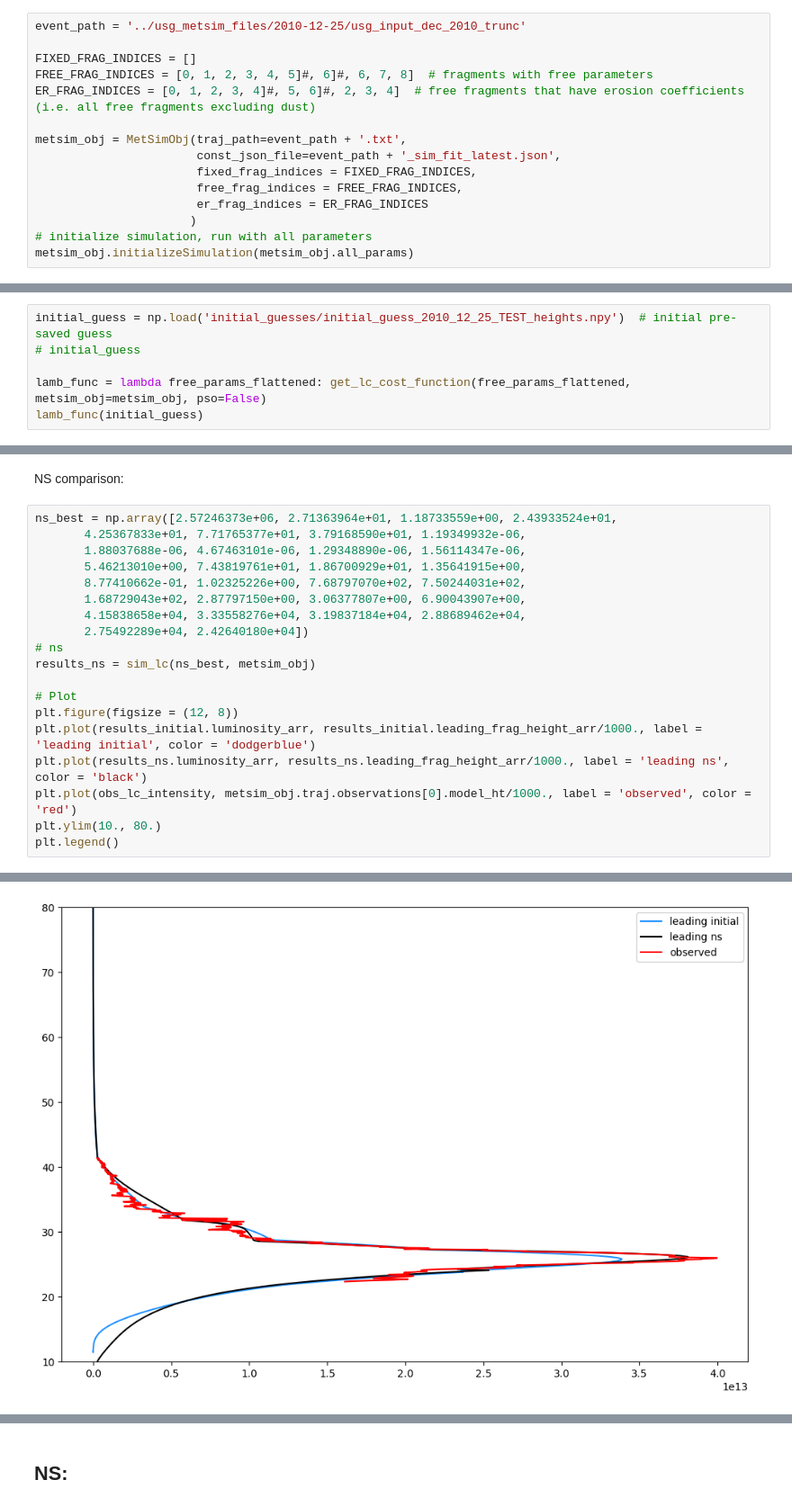
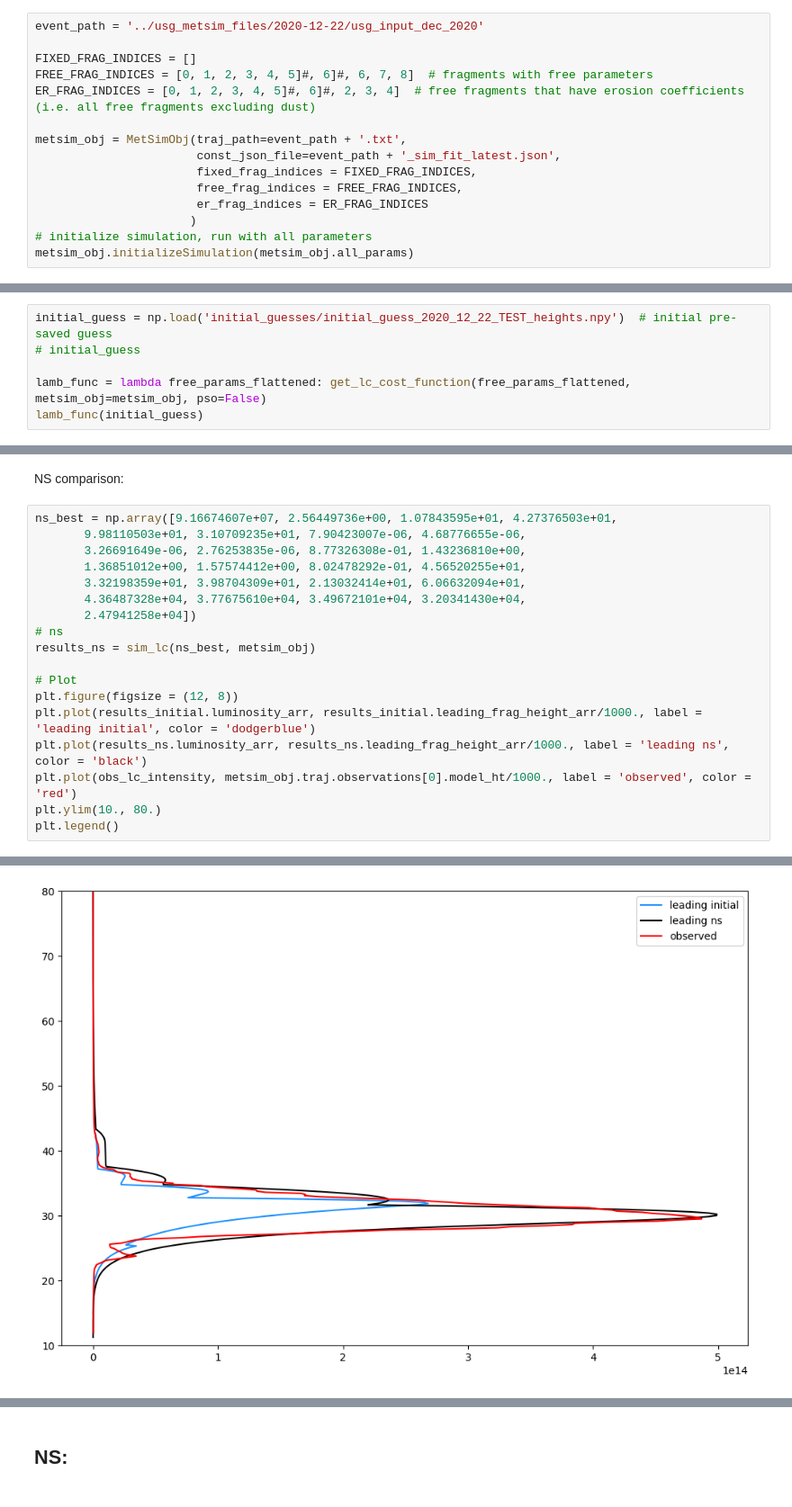
Before and after one commit to ia-chow/Thesis, a Jupyter notebook: physical/metsim_optimization_nested_usg.ipynb, the cells around one changed output, grey strips where cells are left out. Shown at 90% size. Saved outputs shown, nothing was run; the diff lists cells and outputs as text.

```diff
--- a/physical/metsim_optimization_nested_usg.ipynb
+++ b/physical/metsim_optimization_nested_usg.ipynb
@@ -327,11 +327,11 @@ Test with event:
 # metsim_obj_old = MetSimObj_old(traj_path='../usg_metsim_files/1999-01-14/usg_input_jan_1999.txt',
 #                        const_json_file='../usg_metsim_files/1999-01-14/usg_input_jan_1999_sim_fit_latest.json')
 # %%
-event_path = '../usg_metsim_files/2010-12-25/usg_input_dec_2010_trunc'
+event_path = '../usg_metsim_files/2020-12-22/usg_input_dec_2020'
 
 FIXED_FRAG_INDICES = []
 FREE_FRAG_INDICES = [0, 1, 2, 3, 4, 5]#, 6]#, 6, 7, 8]  # fragments with free parameters
-ER_FRAG_INDICES = [0, 1, 2, 3, 4]#, 5, 6]#, 2, 3, 4]  # free fragments that have erosion coefficients (i.e. all free fragments excluding dust)
+ER_FRAG_INDICES = [0, 1, 2, 3, 4, 5]#, 6]#, 2, 3, 4]  # free fragments that have erosion coefficients (i.e. all free fragments excluding dust)
 
 metsim_obj = MetSimObj(traj_path=event_path + '.txt',
                        const_json_file=event_path + '_sim_fit_latest.json',
@@ -560,5 +560,5 @@ np.save('initial_guesses/initial_guess_2010_12_25_TEST_heights.npy', np.array(fl
 # %%
-initial_guess = np.load('initial_guesses/initial_guess_2010_12_25_TEST_heights.npy')  # initial pre-saved guess
+initial_guess = np.load('initial_guesses/initial_guess_2020_12_22_TEST_heights.npy')  # initial pre-saved guess
 # initial_guess
 
 lamb_func = lambda free_params_flattened: get_lc_cost_function(free_params_flattened, metsim_obj=metsim_obj, pso=False)
@@ -646,27 +647,26 @@ plt.legend()
 # %% [markdown]
 NS comparison:
 # %%
-ns_best = np.array([2.57246373e+06, 2.71363964e+01, 1.18733559e+00, 2.43933524e+01,
-       4.25367833e+01, 7.71765377e+01, 3.79168590e+01, 1.19349932e-06,
-       1.88037688e-06, 4.67463101e-06, 1.29348890e-06, 1.56114347e-06,
-       5.46213010e+00, 7.43819761e+01, 1.86700929e+01, 1.35641915e+00,
-       8.77410662e-01, 1.02325226e+00, 7.68797070e+02, 7.50244031e+02,
-       1.68729043e+02, 2.87797150e+00, 3.06377807e+00, 6.90043907e+00,
-       4.15838658e+04, 3.33558276e+04, 3.19837184e+04, 2.88689462e+04,
-       2.75492289e+04, 2.42640180e+04])
+ns_best = np.array([9.16674607e+07, 2.56449736e+00, 1.07843595e+01, 4.27376503e+01,
+       9.98110503e+01, 3.10709235e+01, 7.90423007e-06, 4.68776655e-06,
+       3.26691649e-06, 2.76253835e-06, 8.77326308e-01, 1.43236810e+00,
+       1.36851012e+00, 1.57574412e+00, 8.02478292e-01, 4.56520255e+01,
+       3.32198359e+01, 3.98704309e+01, 2.13032414e+01, 6.06632094e+01,
+       4.36487328e+04, 3.77675610e+04, 3.49672101e+04, 3.20341430e+04,
+       2.47941258e+04])
 # ns
 results_ns = sim_lc(ns_best, metsim_obj)
 
 # Plot
 plt.figure(figsize = (12, 8))
 plt.plot(results_initial.luminosity_arr, results_initial.leading_frag_height_arr/1000., label = 'leading initial', color = 'dodgerblue')
 plt.plot(results_ns.luminosity_arr, results_ns.leading_frag_height_arr/1000., label = 'leading ns', color = 'black')
 plt.plot(obs_lc_intensity, metsim_obj.traj.observations[0].model_ht/1000., label = 'observed', color = 'red')
 plt.ylim(10., 80.)
 plt.legend()
 # %% [output]
 <matplotlib.legend.Legend at 0x...>
-[figure, old version]
+[figure, new version]
 # %%
 plt.figure(figsize = (12, 8))
 plt.plot(results_initial.abs_magnitude, results_initial.leading_frag_height_arr/1000., label = 'leading initial', color = 'dodgerblue')
```
Also changed, not shown: parts of 18 cells of this notebook, 23 other files.
